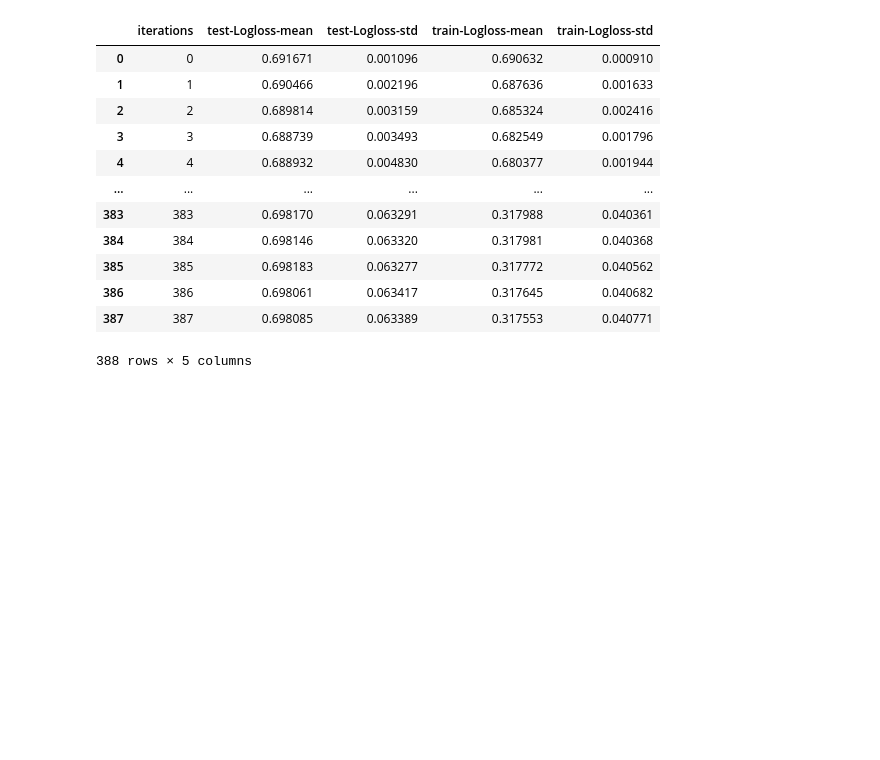
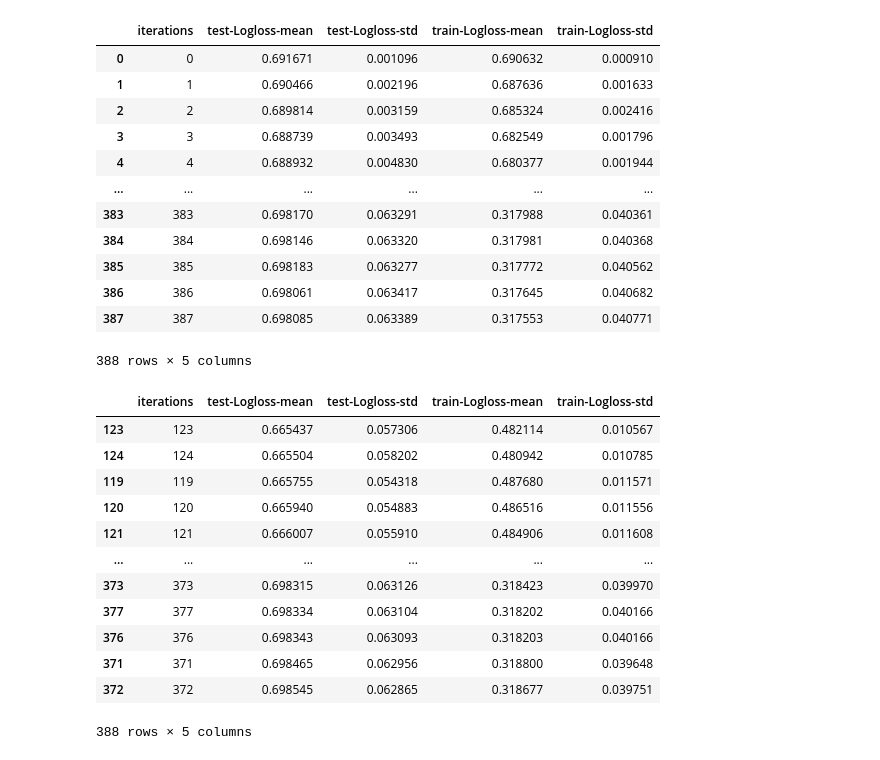
Before and after one commit to SergeyB81/Portfolio-DS, a Jupyter notebook: Тестовое CG/Bank-62-68/bank_ds_trainee_test_case.ipynb, the cells around one changed output. Saved outputs shown, nothing was run; the diff lists cells and outputs as text; code cells hidden in the pictures; blank space fills up the shorter version.

```diff
--- a/Тестовое CG/Bank-62-68/bank_ds_trainee_test_case.ipynb
+++ b/Тестовое CG/Bank-62-68/bank_ds_trainee_test_case.ipynb
@@ -1611,3 +1600,19 @@ scores
 | 386 | 386 | 0.698061 | 0.063417 | 0.317645 | 0.040682 |
 | 387 | 387 | 0.698085 | 0.063389 | 0.317553 | 0.040771 |
 388 rows × 5 columns
+# %%
+scores.sort_values('test-Logloss-mean')
+# %% [output]
+|  | iterations | test-Logloss-mean | test-Logloss-std | train-Logloss-mean | train-Logloss-std |
+| 123 | 123 | 0.665437 | 0.057306 | 0.482114 | 0.010567 |
+| 124 | 124 | 0.665504 | 0.058202 | 0.480942 | 0.010785 |
+| 119 | 119 | 0.665755 | 0.054318 | 0.487680 | 0.011571 |
+| 120 | 120 | 0.665940 | 0.054883 | 0.486516 | 0.011556 |
+| 121 | 121 | 0.666007 | 0.055910 | 0.484906 | 0.011608 |
+| ... | ... | ... | ... | ... | ... |
+| 373 | 373 | 0.698315 | 0.063126 | 0.318423 | 0.039970 |
+| 377 | 377 | 0.698334 | 0.063104 | 0.318202 | 0.040166 |
+| 376 | 376 | 0.698343 | 0.063093 | 0.318203 | 0.040166 |
+| 371 | 371 | 0.698465 | 0.062956 | 0.318800 | 0.039648 |
+| 372 | 372 | 0.698545 | 0.062865 | 0.318677 | 0.039751 |
+388 rows × 5 columns
```
Also changed, not shown: parts of 72 cells of this notebook.
